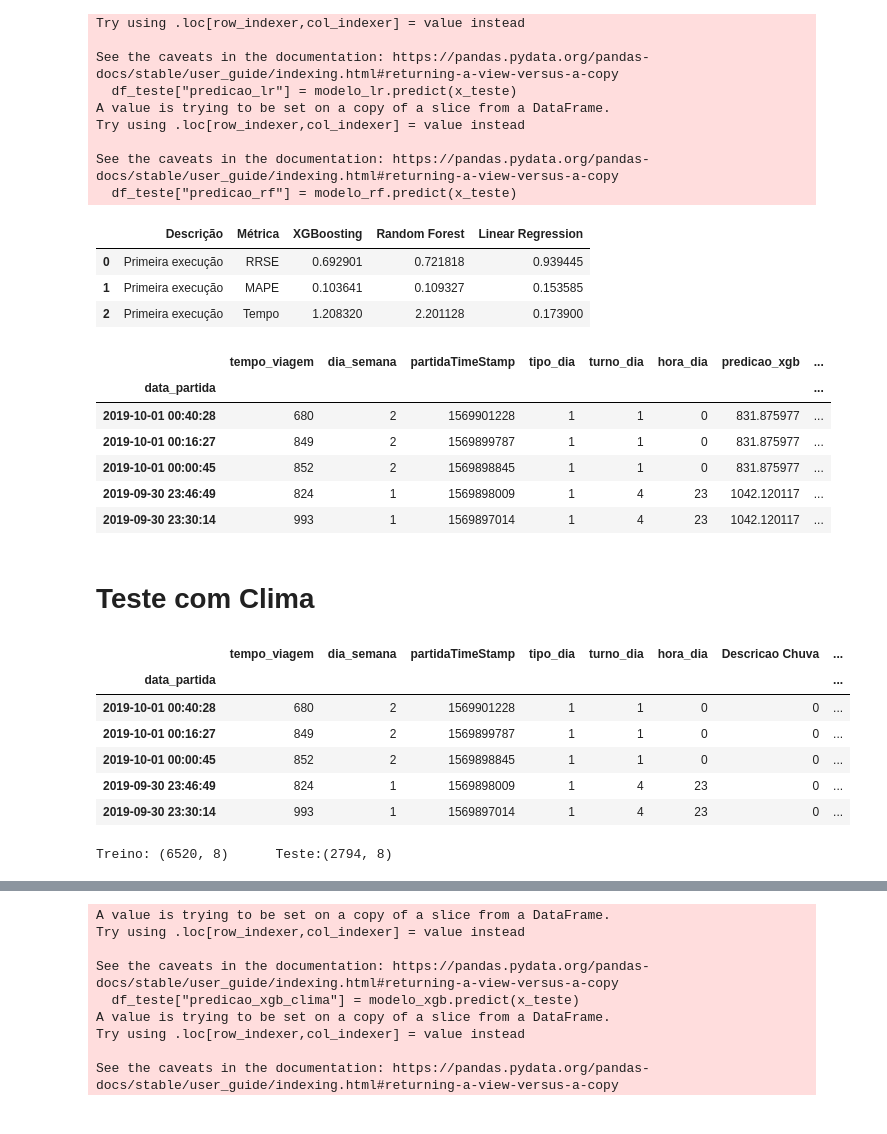
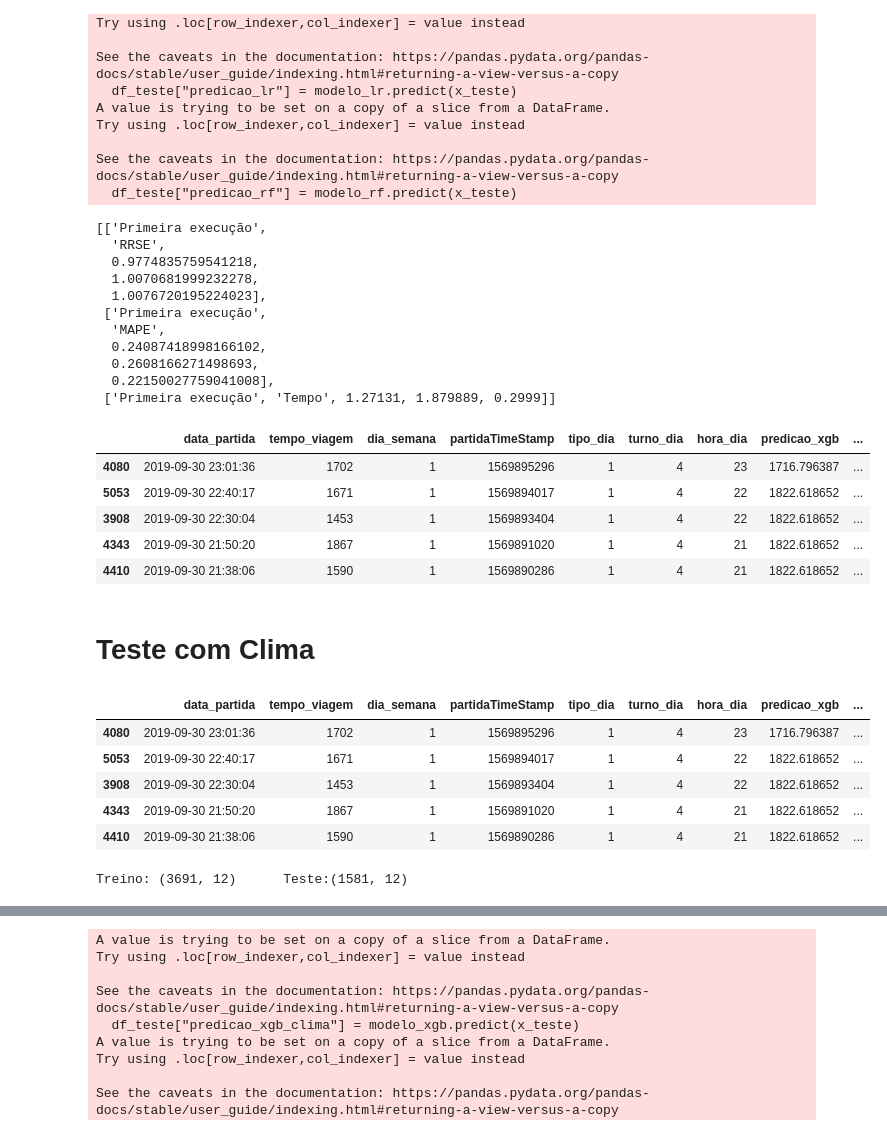
Before and after one commit to LeonardoVillamarin/TCC-Previsor_viagens_onibus, a Jupyter notebook: Fase 3/primeira_execucao.ipynb, the cells around one changed output, grey strips where cells are left out. Drawn from its saved outputs; the diff is of its cells as text; code cells hidden in the pictures.

```diff
--- a/Fase 3/primeira_execucao.ipynb
+++ b/Fase 3/primeira_execucao.ipynb
@@ -14,7 +14,8 @@ import pickle
 # %% [markdown]
 # Primeira Execução
 # %%
-df = pd.read_csv('rota33642.csv')
+rota = 32893
+df = pd.read_csv('rota32893.csv')
 df.head()
 # %% [output]
 |  | data_partida | data_chegada | linha | tempo_viagem | equipamento | dia_semana | partidaTimeStamp | ... |
@@ -61,10 +62,6 @@ df = df.drop(['qtdDiasAno'], axis=1)
 # %%
 #Ordenando pela Data
 df = df.sort_values(by=["data_partida"], ascending=False)
-# %%
-#Transformamos data_partida em index
-df.index = df['data_partida']
-df = df.drop(['data_partida'], axis=1)
 # %%
 #Separamos treino e teste
 shape = int(df.shape[0] * 0.3)
@@ -186,27 +185,30 @@ MAPE_lr = mtr.mean_absolute_percentage_error(df_teste["tempo_viagem"], df_teste[
 # %%
-metrics = []
 metrics.append(['Primeira execução','RRSE', RRSE_xgb, RRSE_rf, RRSE_lr])
 metrics.append(['Primeira execução','MAPE', MAPE_xgb, MAPE_rf, MAPE_lr])
 metrics.append(['Primeira execução','Tempo', tempo_xgb, tempo_rf, tempo_lr])
-metrics = pd.DataFrame(metrics, columns=['Descrição','Métrica', 'XGBoosting','Random Forest','Linear Regression'])
-metrics.to_csv('metrica_primeira_execução.csv',index=False)
 metrics
 # %% [output]
-|  | Descrição | Métrica | XGBoosting | Random Forest | Linear Regression |
-| 0 | Primeira execução | RRSE | 0.692901 | 0.721818 | 0.939445 |
-| 1 | Primeira execução | MAPE | 0.103641 | 0.109327 | 0.153585 |
-| 2 | Primeira execução | Tempo | 1.208320 | 2.201128 | 0.173900 |
+[['Primeira execução',
+  'RRSE',
+  0.9774835759541218,
+  1.0070681999232278,
+  1.0076720195224023],
+ ['Primeira execução',
+  'MAPE',
+  0.24087418998166102,
+  0.2608166271498693,
+  0.22150027759041008],
+ ['Primeira execução', 'Tempo', 1.27131, 1.879889, 0.2999]]
-# %%
-df_teste.to_csv('previsão_primeira_execução.csv',index=False)
-df_teste.head()
-# %% [output]
-|  | tempo_viagem | dia_semana | partidaTimeStamp | tipo_dia | turno_dia | hora_dia | predicao_xgb | ... |
-| data_partida |  |  |  |  |  |  |  | ... |
-| 2019-10-01 00:40:28 | 680 | 2 | 1569901228 | 1 | 1 | 0 | 831.875977 | ... |
-| 2019-10-01 00:16:27 | 849 | 2 | 1569899787 | 1 | 1 | 0 | 831.875977 | ... |
-| 2019-10-01 00:00:45 | 852 | 2 | 1569898845 | 1 | 1 | 0 | 831.875977 | ... |
-| 2019-09-30 23:46:49 | 824 | 1 | 1569898009 | 1 | 4 | 23 | 1042.120117 | ... |
-| 2019-09-30 23:30:14 | 993 | 1 | 1569897014 | 1 | 4 | 23 | 1042.120117 | ... |
+# %%
+df = df.merge(df_teste[['predicao_xgb', 'predicao_lr', 'predicao_rf']], how="left", left_index=True, right_index=True)
+df_teste.head()
+# %% [output]
+|  | data_partida | tempo_viagem | dia_semana | partidaTimeStamp | tipo_dia | turno_dia | hora_dia | predicao_xgb | ... |
+| 4080 | 2019-09-30 23:01:36 | 1702 | 1 | 1569895296 | 1 | 4 | 23 | 1716.796387 | ... |
+| 5053 | 2019-09-30 22:40:17 | 1671 | 1 | 1569894017 | 1 | 4 | 22 | 1822.618652 | ... |
+| 3908 | 2019-09-30 22:30:04 | 1453 | 1 | 1569893404 | 1 | 4 | 22 | 1822.618652 | ... |
+| 4343 | 2019-09-30 21:50:20 | 1867 | 1 | 1569891020 | 1 | 4 | 21 | 1822.618652 | ... |
+| 4410 | 2019-09-30 21:38:06 | 1590 | 1 | 1569890286 | 1 | 4 | 21 | 1822.618652 | ... |
 # %% [markdown]
 # Teste com Clima
 # %%
@@ -216,22 +218,21 @@ clima['Datetime'] = pd.to_datetime(clima['Datetime'])
 # %%
 #copiando o DAtaframe original para não alterar o primeiro
 aux = df.copy()
 #Mudanças na data_partida para conseguir fazer o merge
-aux["data_partida2"] = pd.to_datetime(aux.index)
+aux["data_partida2"] = pd.to_datetime(aux["data_partida"])
 aux["data_partida2"] = aux["data_partida2"].dt.round("H")
 #Merge dos dados e exclusão da coluna auxiliar
 df_clima = aux.merge(clima, left_on="data_partida2", right_on="Datetime", how="left")
 df_clima.drop(['data_partida2','Datetime'],axis=1,inplace=True)
 df_clima.index = aux.index
 df_clima.head()
 # %% [output]
-|  | tempo_viagem | dia_semana | partidaTimeStamp | tipo_dia | turno_dia | hora_dia | Descricao Chuva | ... |
-| data_partida |  |  |  |  |  |  |  | ... |
-| 2019-10-01 00:40:28 | 680 | 2 | 1569901228 | 1 | 1 | 0 | 0 | ... |
-| 2019-10-01 00:16:27 | 849 | 2 | 1569899787 | 1 | 1 | 0 | 0 | ... |
-| 2019-10-01 00:00:45 | 852 | 2 | 1569898845 | 1 | 1 | 0 | 0 | ... |
-| 2019-09-30 23:46:49 | 824 | 1 | 1569898009 | 1 | 4 | 23 | 0 | ... |
-| 2019-09-30 23:30:14 | 993 | 1 | 1569897014 | 1 | 4 | 23 | 0 | ... |
+|  | data_partida | tempo_viagem | dia_semana | partidaTimeStamp | tipo_dia | turno_dia | hora_dia | predicao_xgb | ... |
+| 4080 | 2019-09-30 23:01:36 | 1702 | 1 | 1569895296 | 1 | 4 | 23 | 1716.796387 | ... |
+| 5053 | 2019-09-30 22:40:17 | 1671 | 1 | 1569894017 | 1 | 4 | 22 | 1822.618652 | ... |
+| 3908 | 2019-09-30 22:30:04 | 1453 | 1 | 1569893404 | 1 | 4 | 22 | 1822.618652 | ... |
+| 4343 | 2019-09-30 21:50:20 | 1867 | 1 | 1569891020 | 1 | 4 | 21 | 1822.618652 | ... |
+| 4410 | 2019-09-30 21:38:06 | 1590 | 1 | 1569890286 | 1 | 4 | 21 | 1822.618652 | ... |
 # %%
 #Separamos treino e teste
 shape = int(df_clima.shape[0] * 0.3)
@@ -239,7 +240,7 @@ df_teste = df_clima[:shape]
 df_treino = df_clima[shape:]
 print(f'Treino: {df_treino.shape}      Teste:{df_teste.shape}')
 # %% [output]
-Treino: (6520, 8)      Teste:(2794, 8)
+Treino: (3691, 12)      Teste:(1581, 12)
 # %%
 # Separamos a classe dos atributos
 x_teste = df_teste[['dia_semana','partidaTimeStamp','tipo_dia','hora_dia','Descricao Chuva','Calor']]
```
Also changed, not shown: parts of 30 cells of this notebook, 15 other files.
